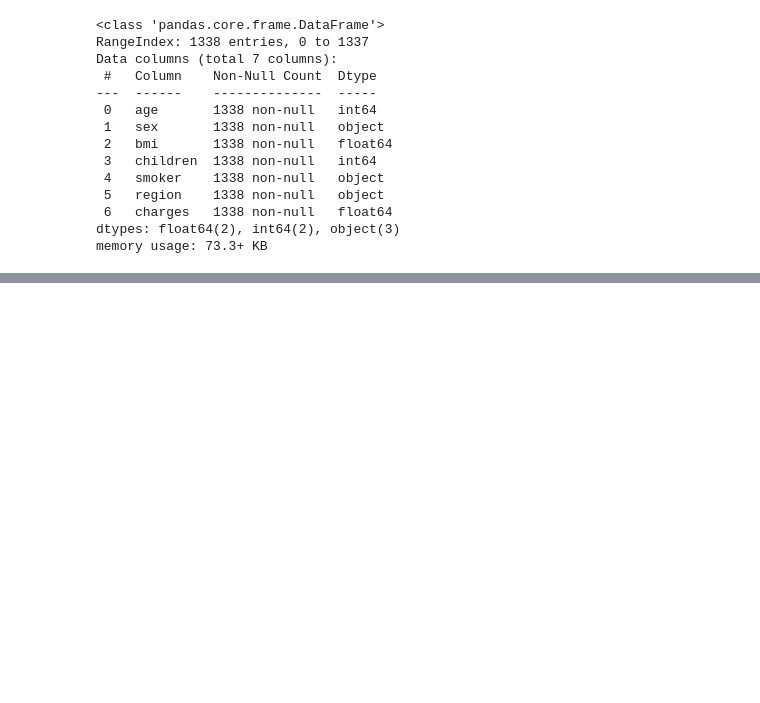
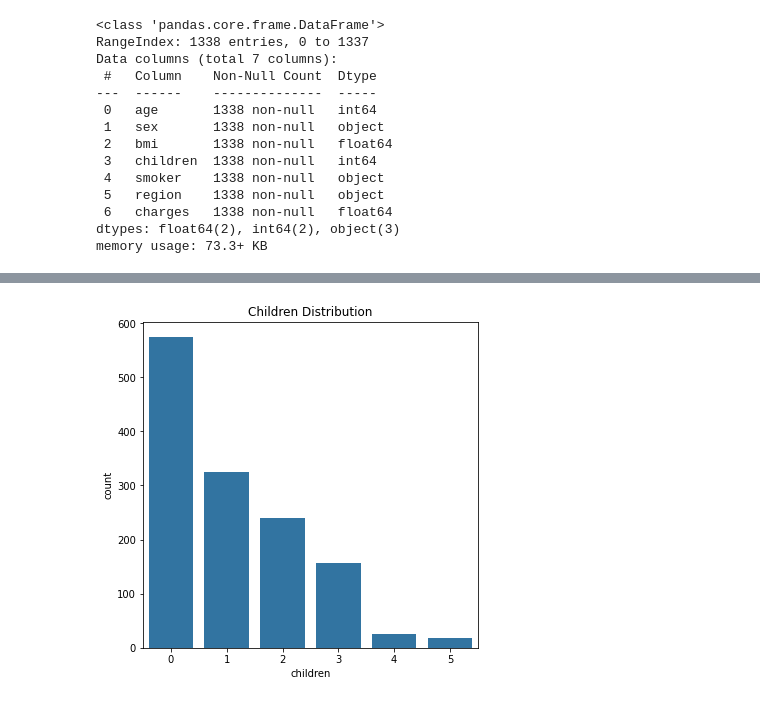
Before and after one commit to SarangaVP/ML-Mini-Projects, a Jupyter notebook: Medical-Insurance-Cost-Prediction/insurance_cost_predict.ipynb, the cells around one changed output, grey strips where cells are left out. Drawn from its saved outputs; the diff is of its cells as text; code cells hidden in the pictures; blank space fills up the shorter version.

```diff
--- a/Medical-Insurance-Cost-Prediction/insurance_cost_predict.ipynb
+++ b/Medical-Insurance-Cost-Prediction/insurance_cost_predict.ipynb
@@ -44,0 +84,7 @@ memory usage: 73.3+ KB
+# %%
+plt.figure(figsize=(6,6))
+sns.countplot(x='children', data=data)
+plt.title('Children Distribution')
+plt.show()
+# %% [output]
+[figure, added]
```
Also changed, not shown: parts of 9 cells of this notebook.
